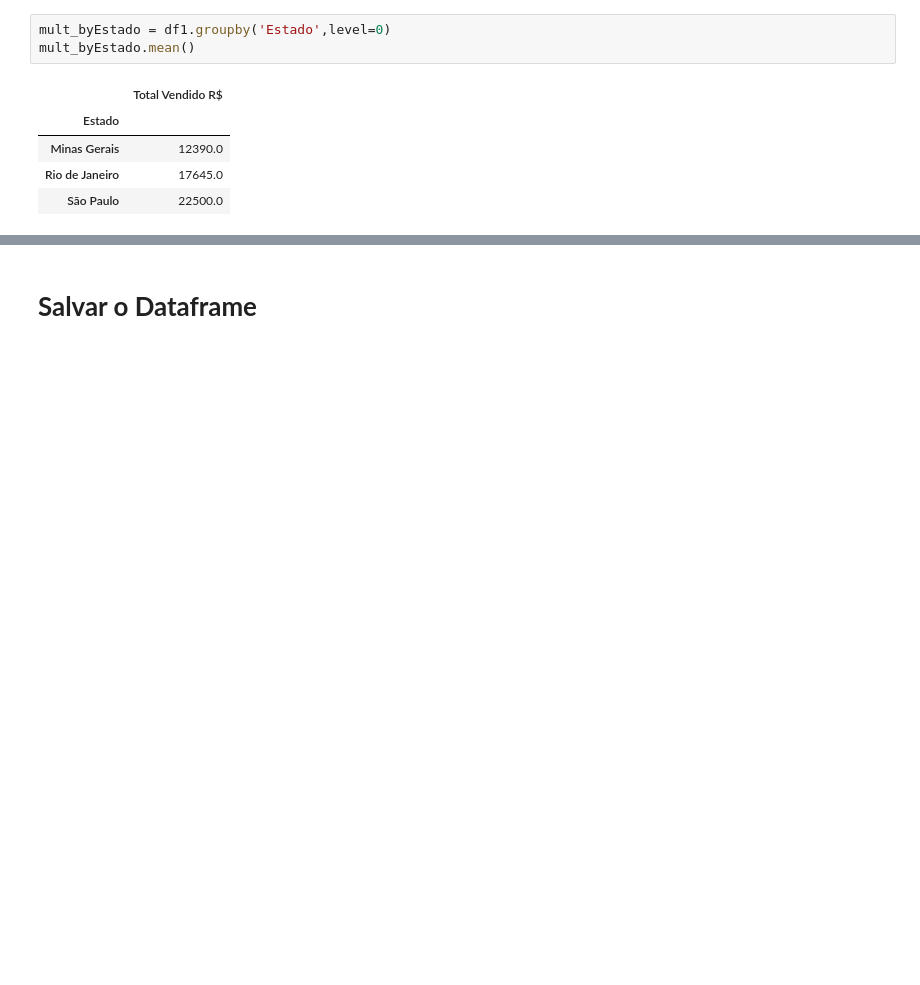
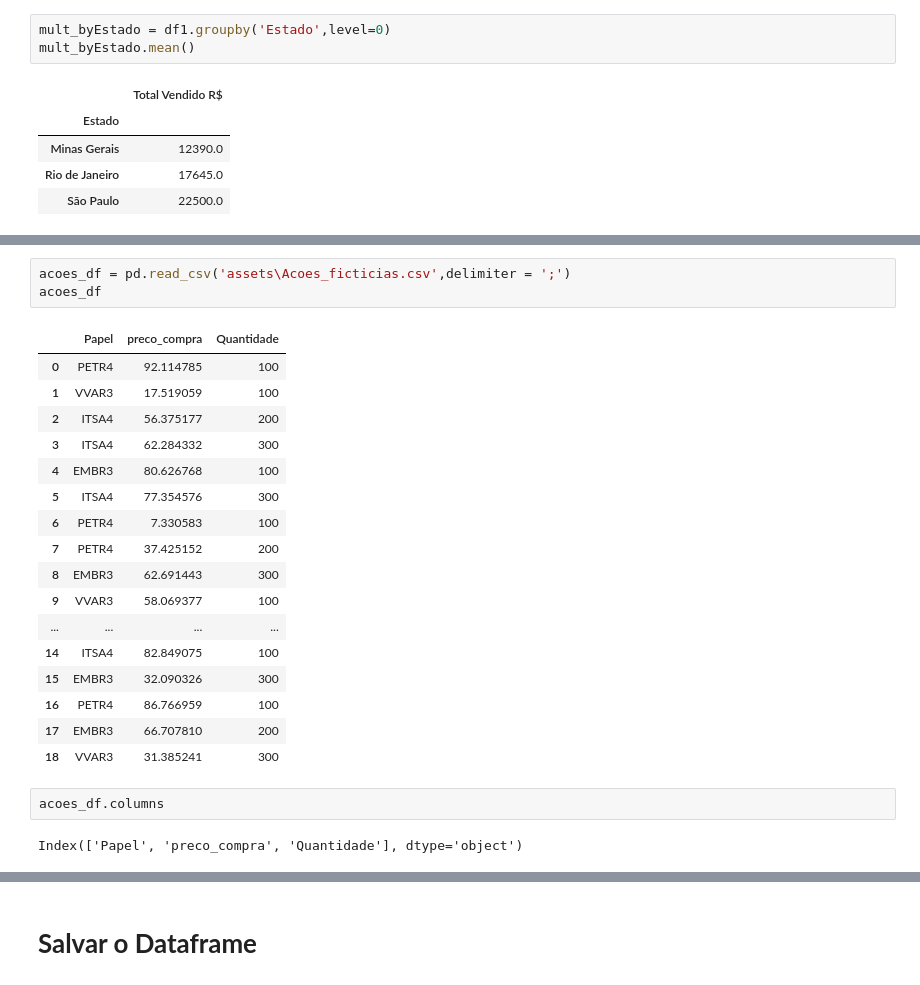
Before and after one commit to PedroVic12/Bibliotecas-Ciencia-de-Dados, a Jupyter notebook: Pandas/Pandas_Tutorial.ipynb, the cells around one changed output, grey strips where cells are left out. Saved outputs shown, nothing was run; the diff lists cells and outputs as text; blank space fills up the shorter version.

```diff
--- a/Pandas/Pandas_Tutorial.ipynb
+++ b/Pandas/Pandas_Tutorial.ipynb
@@ -1225,0 +1232,25 @@ mult_byEstado.mean()
+# %%
+acoes_df = pd.read_csv('assets\Acoes_ficticias.csv',delimiter = ';')
+acoes_df
+# %% [output]
+|  | Papel | preco_compra | Quantidade |
+| 0 | PETR4 | 92.114785 | 100 |
+| 1 | VVAR3 | 17.519059 | 100 |
+| 2 | ITSA4 | 56.375177 | 200 |
+| 3 | ITSA4 | 62.284332 | 300 |
+| 4 | EMBR3 | 80.626768 | 100 |
+| 5 | ITSA4 | 77.354576 | 300 |
+| 6 | PETR4 | 7.330583 | 100 |
+| 7 | PETR4 | 37.425152 | 200 |
+| 8 | EMBR3 | 62.691443 | 300 |
+| 9 | VVAR3 | 58.069377 | 100 |
+| ... | ... | ... | ... |
+| 14 | ITSA4 | 82.849075 | 100 |
+| 15 | EMBR3 | 32.090326 | 300 |
+| 16 | PETR4 | 86.766959 | 100 |
+| 17 | EMBR3 | 66.707810 | 200 |
+| 18 | VVAR3 | 31.385241 | 300 |
+# %%
+acoes_df.columns
+# %% [output]
+Index(['Papel', 'preco_compra', 'Quantidade'], dtype='object')
```
Also changed, not shown: parts of 9 cells of this notebook, 1 other file.
